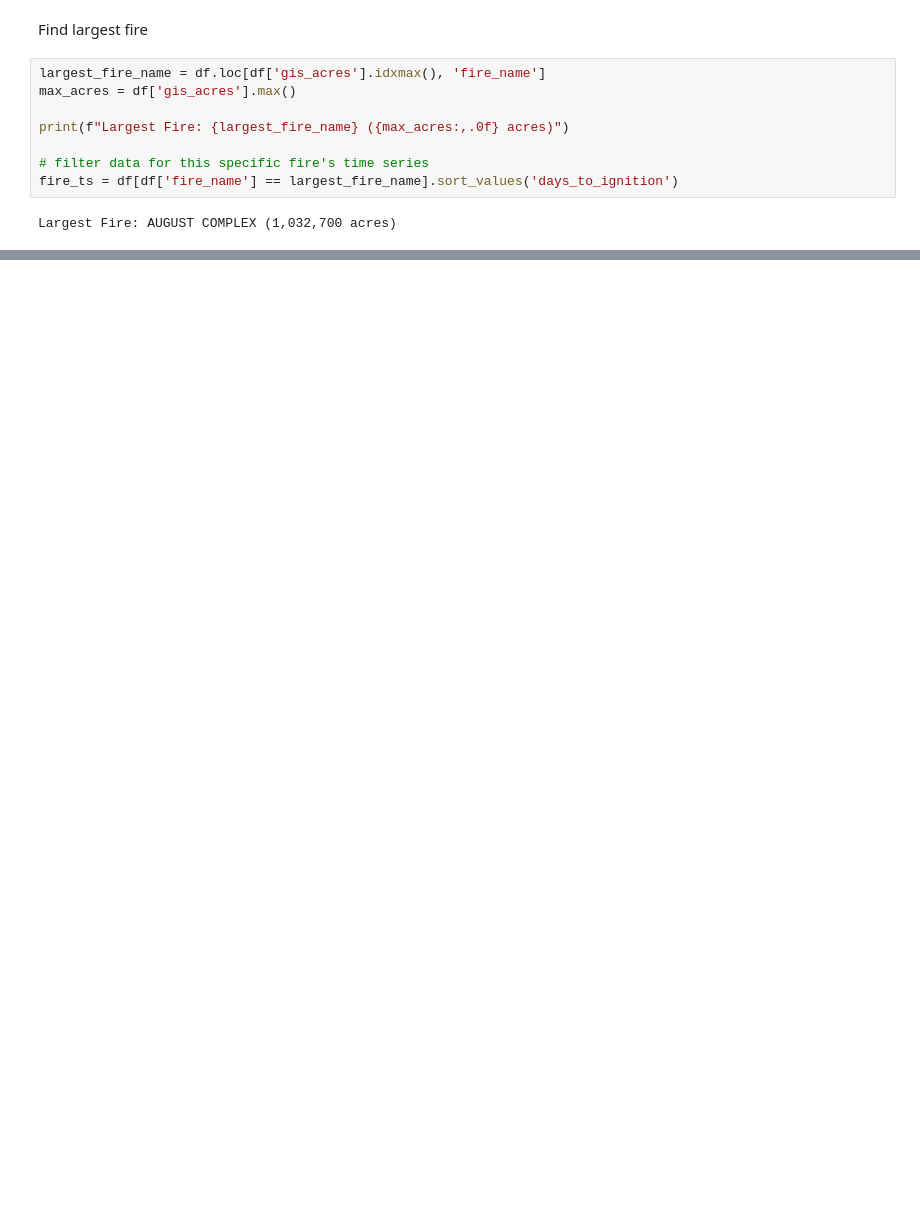
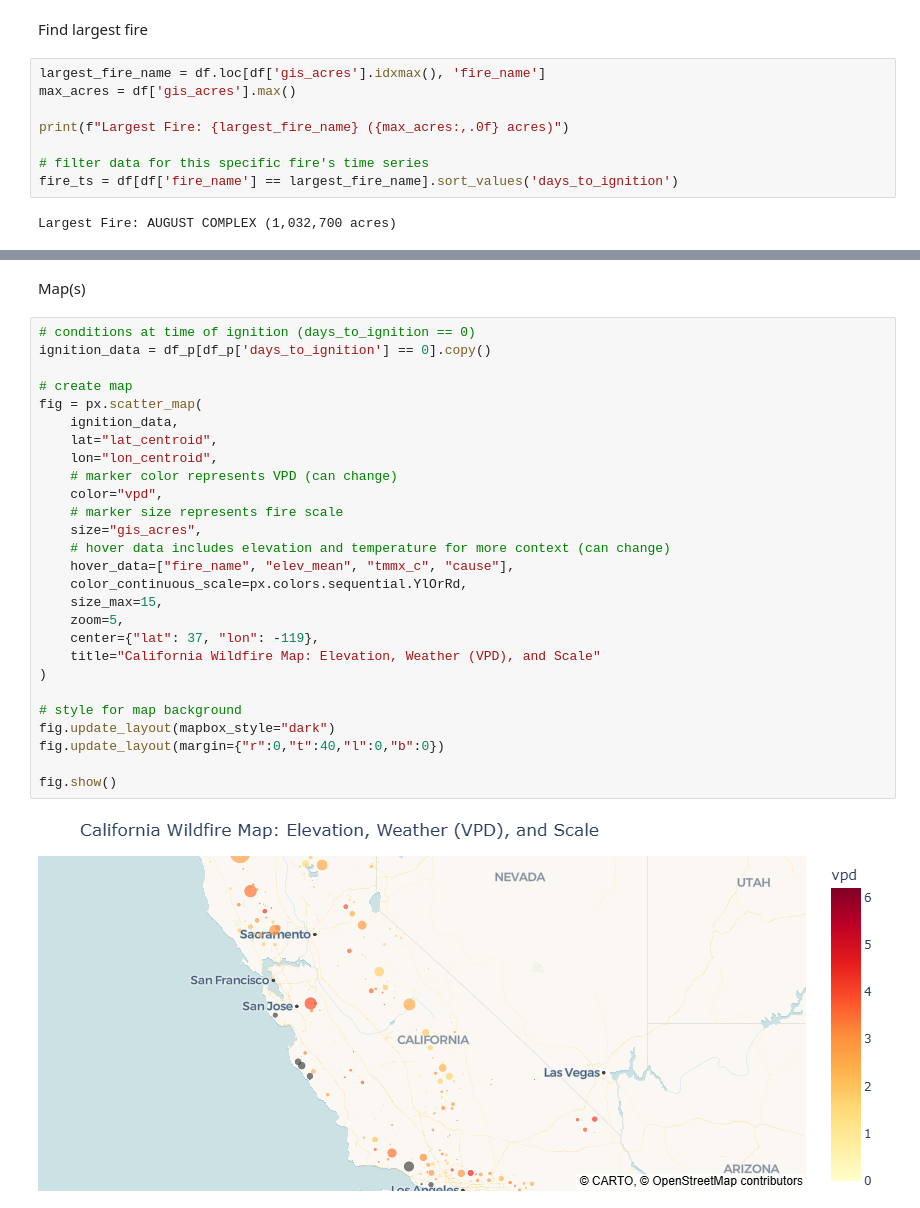
Before and after one commit to maliyer294/STA-141B---Final-project, a Jupyter notebook: visuals.ipynb, the cells around one changed output, grey strips where cells are left out. Cells and saved outputs as stored; diff of their text form; blank space fills up the shorter version.

```diff
--- a/visuals.ipynb
+++ b/visuals.ipynb
@@ -78,3 +76,34 @@ def plot_weather_leadup(fire_name):
 plot_weather_leadup('AUGUST COMPLEX')
 # %% [output]
 [figure]
+# %% [markdown]
+Map(s)
+# %%
+# conditions at time of ignition (days_to_ignition == 0)
+ignition_data = df_p[df_p['days_to_ignition'] == 0].copy()
+
+# create map
+fig = px.scatter_map(
+    ignition_data,
+    lat="lat_centroid",
+    lon="lon_centroid",
+    # marker color represents VPD (can change)
+    color="vpd",
+    # marker size represents fire scale
+    size="gis_acres",
+    # hover data includes elevation and temperature for more context (can change)
+    hover_data=["fire_name", "elev_mean", "tmmx_c", "cause"],
+    color_continuous_scale=px.colors.sequential.YlOrRd,
+    size_max=15,
+    zoom=5,
+    center={"lat": 37, "lon": -119},
+    title="California Wildfire Map: Elevation, Weather (VPD), and Scale"
+)
+
+# style for map background
+fig.update_layout(mapbox_style="dark")
+fig.update_layout(margin={"r":0,"t":40,"l":0,"b":0})
+
+fig.show()
+# %% [output]
+[figure, added]
```
Also changed, not shown: parts of 6 cells of this notebook.
